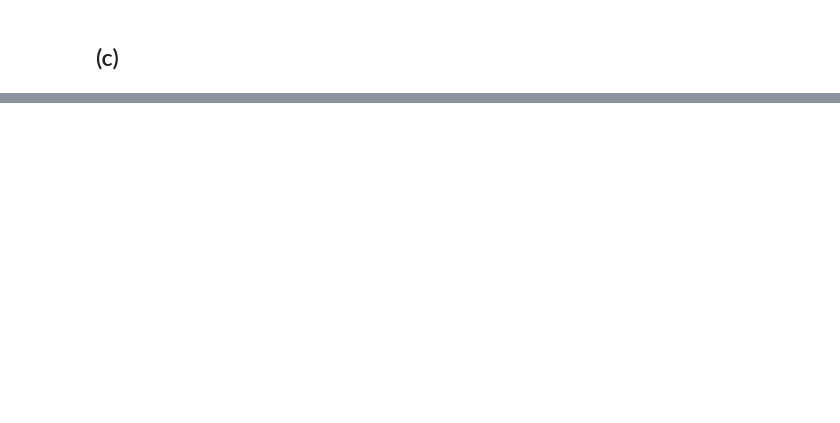
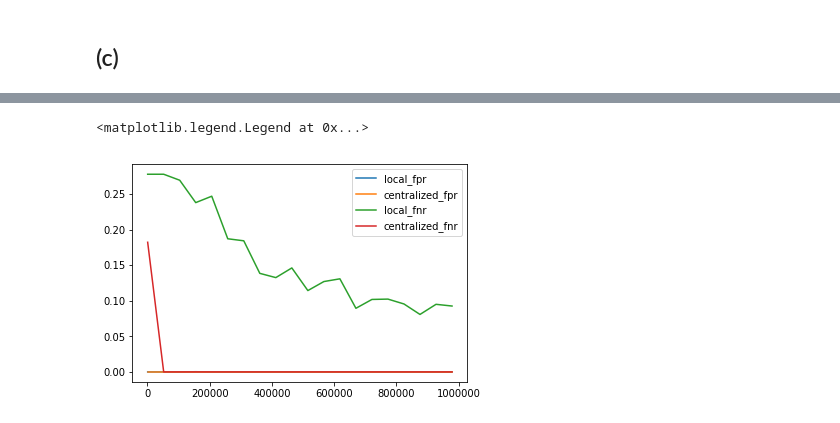
Before and after one commit to yo-shavit/cs208, a Jupyter notebook: homework/Homework 4.ipynb, the cells around one changed output, grey strips where cells are left out. Saved outputs shown, nothing was run; the diff lists cells and outputs as text; code cells hidden in the pictures; blank space fills up the shorter version.

```diff
--- a/homework/Homework 4.ipynb
+++ b/homework/Homework 4.ipynb
@@ -130,0 +184,5 @@ S_bf_global = global_sq_mechanism(X_toy, Y_toy, 1, 0.5)
+# %%
+t_central = compute_centralized_t(n_train, d_train, eps)
+t_local = compute_local_t(n_train, d_train, eps)
+print(f"Centralized model t: {t_central}")
+print(f"Local model t: {t_local}")
@@ -130,0 +224,32 @@ S_bf_global = global_sq_mechanism(X_toy, Y_toy, 1, 0.5)
+# %%
+trials = 10
+l_avg_fpr_local = []
+l_avg_fpr_centralized = []
+l_avg_fnr_local = []
+l_avg_fnr_centralized = []
+ns = np.linspace(1000, n_train, 20).astype(int)
+for n in tqdm_notebook(ns.tolist()):
+    indices = np.random.choice(np.arange(n_train), n, replace=False)
+    X = X_train[indices, :]
+    Y = Y_train[indices]
+    t_central = compute_centralized_t(n, d_train, eps)
+    t_local = compute_local_t(n, d_train, eps)
+    fpr_local = 0
+    fpr_centralized = 0
+    fnr_local = 0
+    fnr_centralized = 0
+    for _ in range(trials):
+        S_local = local_sq_mechanism(X, Y, eps, t_local)
+        S_centralized = centralized_sq_mechanism(X, Y, eps, t_central)
+        _, fpr, fnr = compute_statistics(S_local, X_test, Y_test)
+        fpr_local += fpr; fnr_local += fnr
+        _, fpr, fnr = compute_statistics(S_centralized, X_test, Y_test)
+        fpr_centralized += fpr; fnr_centralized += fnr
+    fpr_local /= trials
+    fnr_local /= trials
+    fpr_centralized /= trials
+    fnr_centralized /= trials
+    l_avg_fpr_local.append(fpr_local)
+    l_avg_fpr_centralized.append(fpr_centralized)
+    l_avg_fnr_local.append(fnr_local)
+    l_avg_fnr_centralized.append(fnr_centralized)
@@ -130,0 +258,11 @@ S_bf_global = global_sq_mechanism(X_toy, Y_toy, 1, 0.5)
+# %%
+l_avg_fpr_local, l_avg_fpr_centralized, l_avg_fnr_local, l_avg_fnr_centralized = map(np.array, [l_avg_fpr_local, l_avg_fpr_centralized, l_avg_fnr_local, l_avg_fnr_centralized ])
+# %%
+plt.plot(ns, l_avg_fpr_local, label='local_fpr')
+plt.plot(ns, l_avg_fpr_centralized, label='centralized_fpr')
+plt.plot(ns, l_avg_fnr_local, label='local_fnr')
+plt.plot(ns, l_avg_fnr_centralized, label='centralized_fnr')
+plt.legend()
+# %% [output]
+<matplotlib.legend.Legend at 0x...>
+[figure, added]
```
Also changed, not shown: parts of 29 cells of this notebook, 1 other file.
